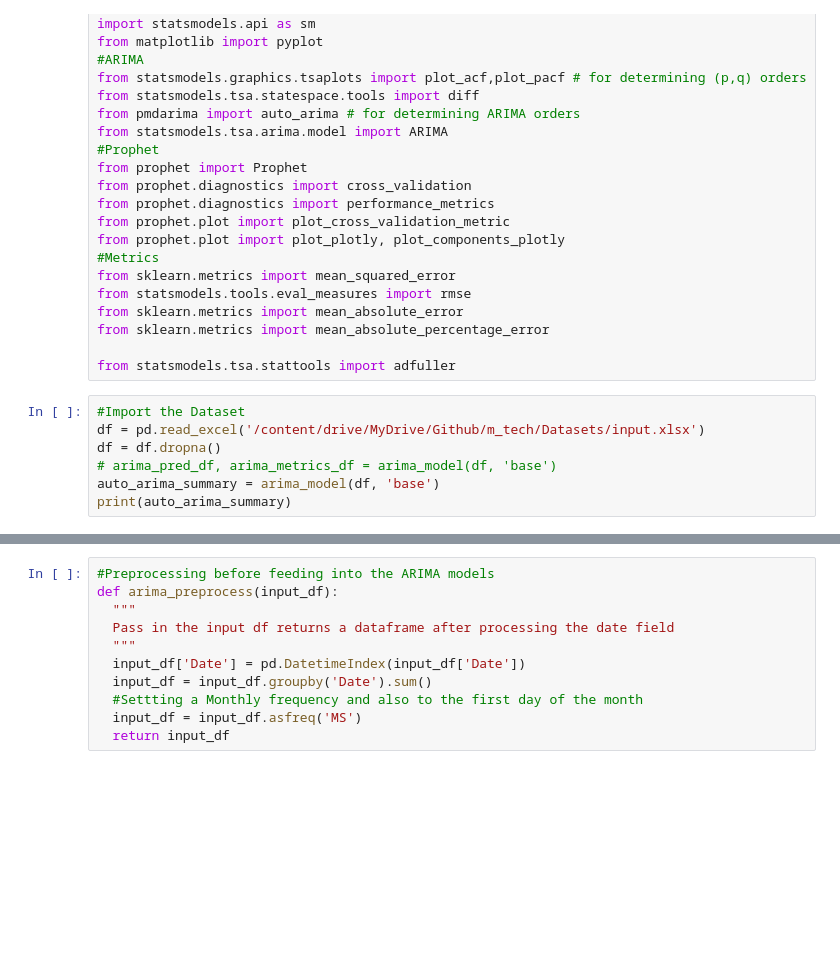
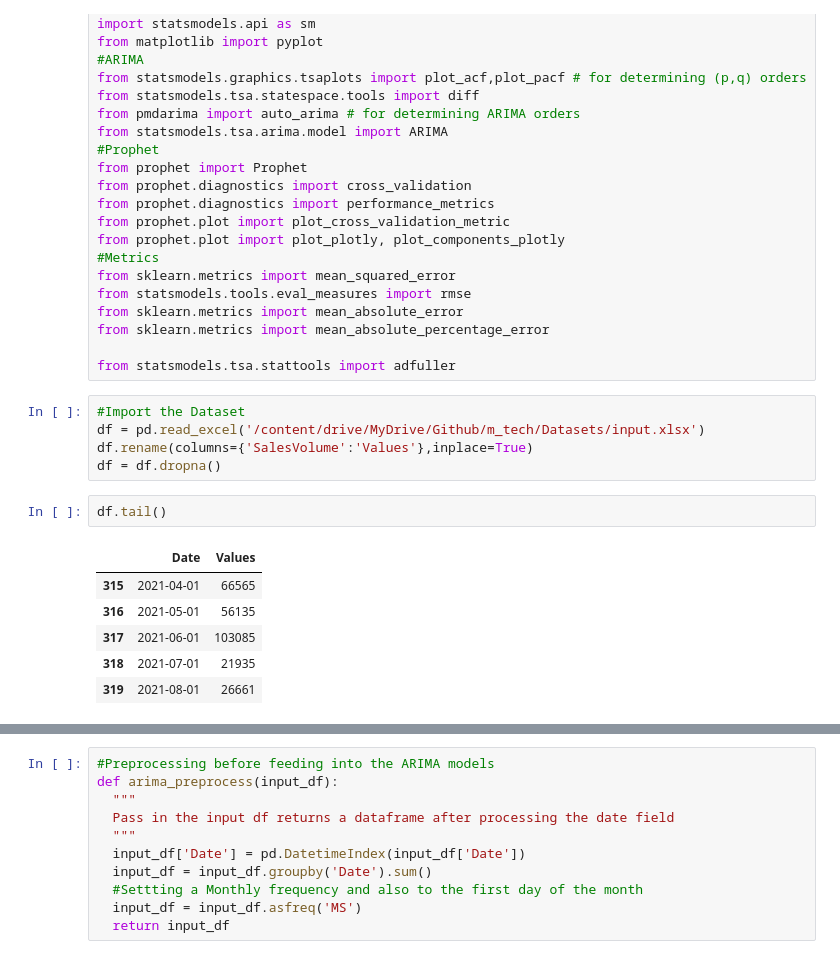
Before and after one commit to GautamKanagaraj/m_tech, a Jupyter notebook: Models/Final_model.ipynb, the cells around one changed output, grey strips where cells are left out. Cells and saved outputs as stored; diff of their text form; blank space fills up the shorter version.

```diff
--- a/Models/Final_model.ipynb
+++ b/Models/Final_model.ipynb
@@ -36,7 +36,14 @@ from statsmodels.tsa.stattools import adfuller
 # %%
 #Import the Dataset
 df = pd.read_excel('/content/drive/MyDrive/Github/m_tech/Datasets/input.xlsx')
+df.rename(columns={'SalesVolume':'Values'},inplace=True)
 df = df.dropna()
-# arima_pred_df, arima_metrics_df = arima_model(df, 'base')
-auto_arima_summary = arima_model(df, 'base')
-print(auto_arima_summary)
+# %%
+df.tail()
+# %% [output]
+|  | Date | Values |
+| 315 | 2021-04-01 | 66565 |
+| 316 | 2021-05-01 | 56135 |
+| 317 | 2021-06-01 | 103085 |
+| 318 | 2021-07-01 | 21935 |
+| 319 | 2021-08-01 | 26661 |
```
Also changed, not shown: parts of 24 cells of this notebook.
